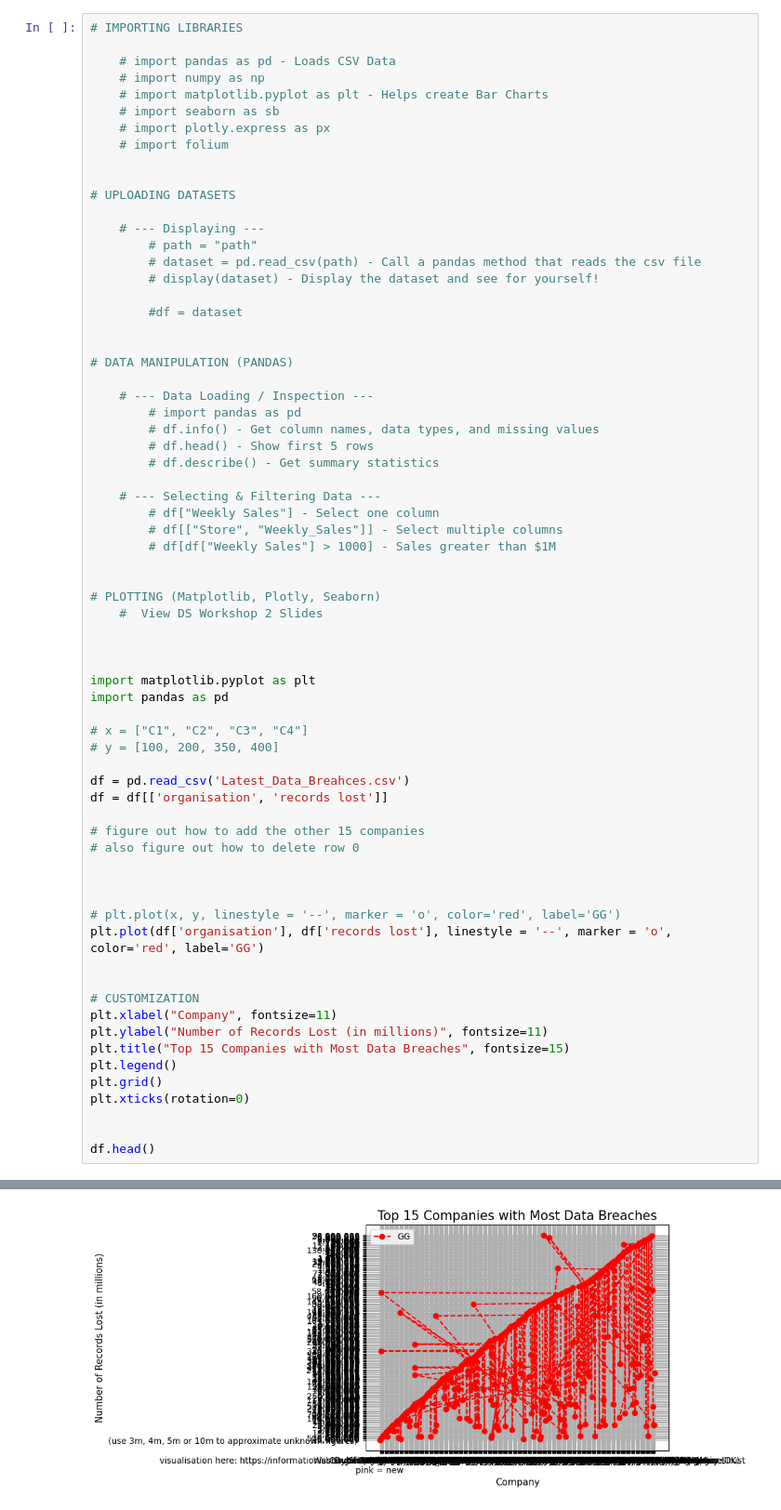
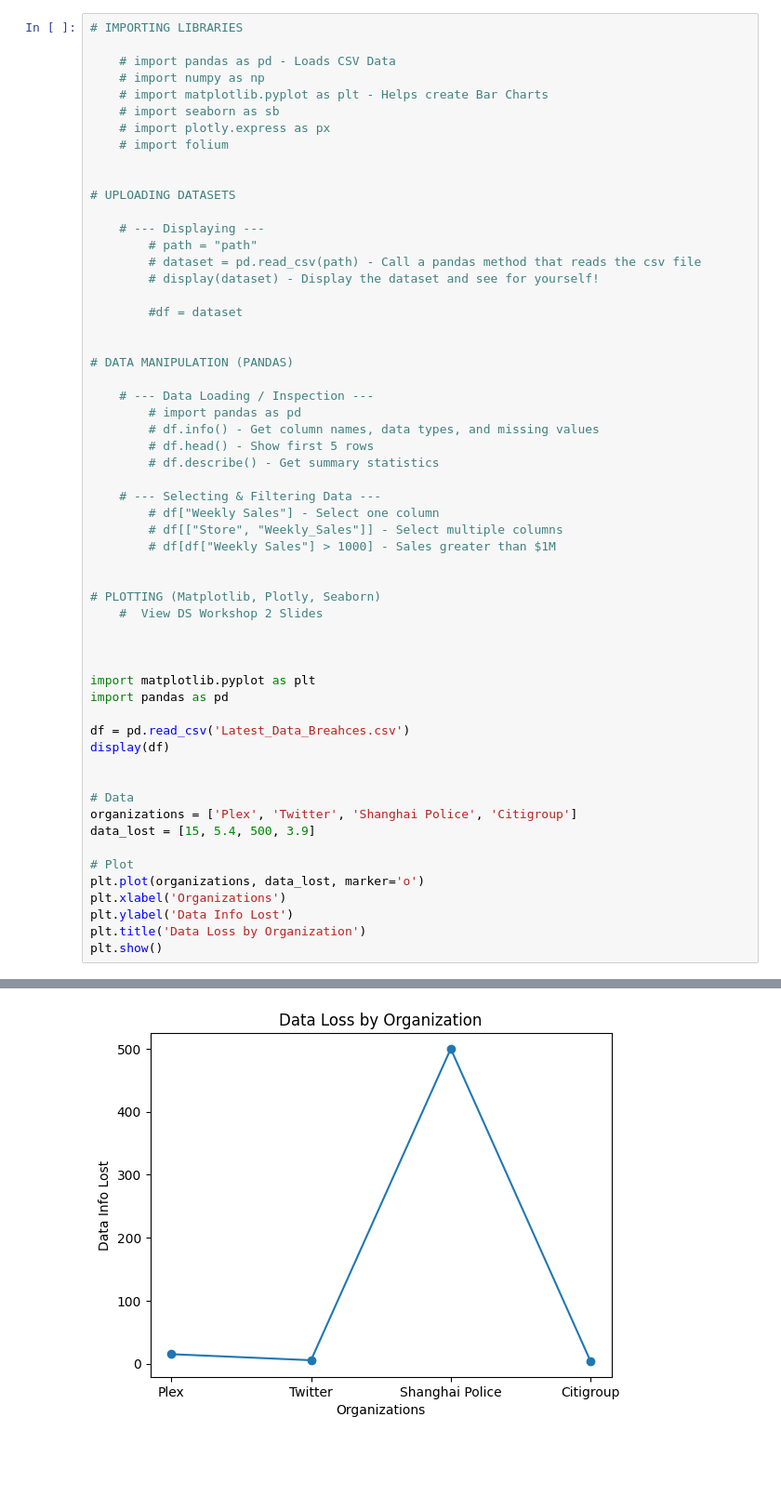
Before and after one commit to mtwbusiness102/BDAA-DATA-SCIENCE-PROJECT, a Jupyter notebook: Data.ipynb, the cells around one changed output, grey strips where cells are left out. Shown: that part at 93% size. Drawn from its saved outputs; the diff is of its cells as text; blank space fills up the shorter version.

```diff
--- a/Data.ipynb
+++ b/Data.ipynb
@@ -41,29 +41,18 @@
 import matplotlib.pyplot as plt
 import pandas as pd
 
-# x = ["C1", "C2", "C3", "C4"]
-# y = [100, 200, 350, 400]
-
 df = pd.read_csv('Latest_Data_Breahces.csv')
-df = df[['organisation', 'records lost']]
-
-# figure out how to add the other 15 companies
-# also figure out how to delete row 0
+display(df)
 
 
+# Data
+organizations = ['Plex', 'Twitter', 'Shanghai Police', 'Citigroup']
+data_lost = [15, 5.4, 500, 3.9]
 
-# plt.plot(x, y, linestyle = '--', marker = 'o', color='red', label='GG')
-plt.plot(df['organisation'], df['records lost'], linestyle = '--', marker = 'o', color='red', label='GG')
-
-
-# CUSTOMIZATION
-plt.xlabel("Company", fontsize=11)
-plt.ylabel("Number of Records Lost (in millions)", fontsize=11)
-plt.title("Top 15 Companies with Most Data Breaches", fontsize=15)
-plt.legend()
-plt.grid()
-plt.xticks(rotation=0)
-
-
-df.head()
+# Plot
+plt.plot(organizations, data_lost, marker='o')
+plt.xlabel('Organizations')
+plt.ylabel('Data Info Lost')
+plt.title('Data Loss by Organization')
+plt.show()
 # %% [output]
@@ -76 +72 @@ df.head()
-[figure, old version]
+[figure, new version]
```
Also changed, not shown: parts of 1 cell of this notebook.
